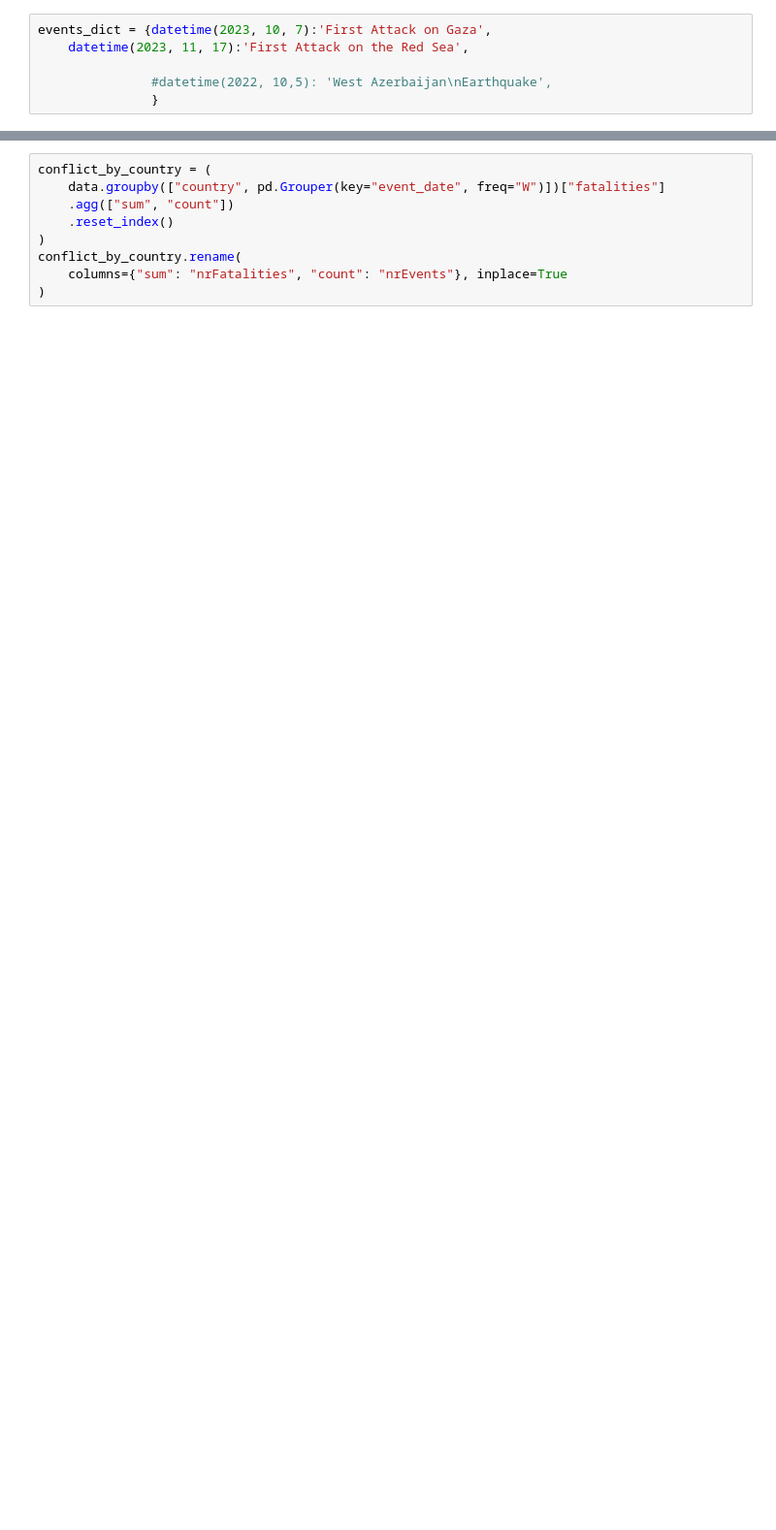
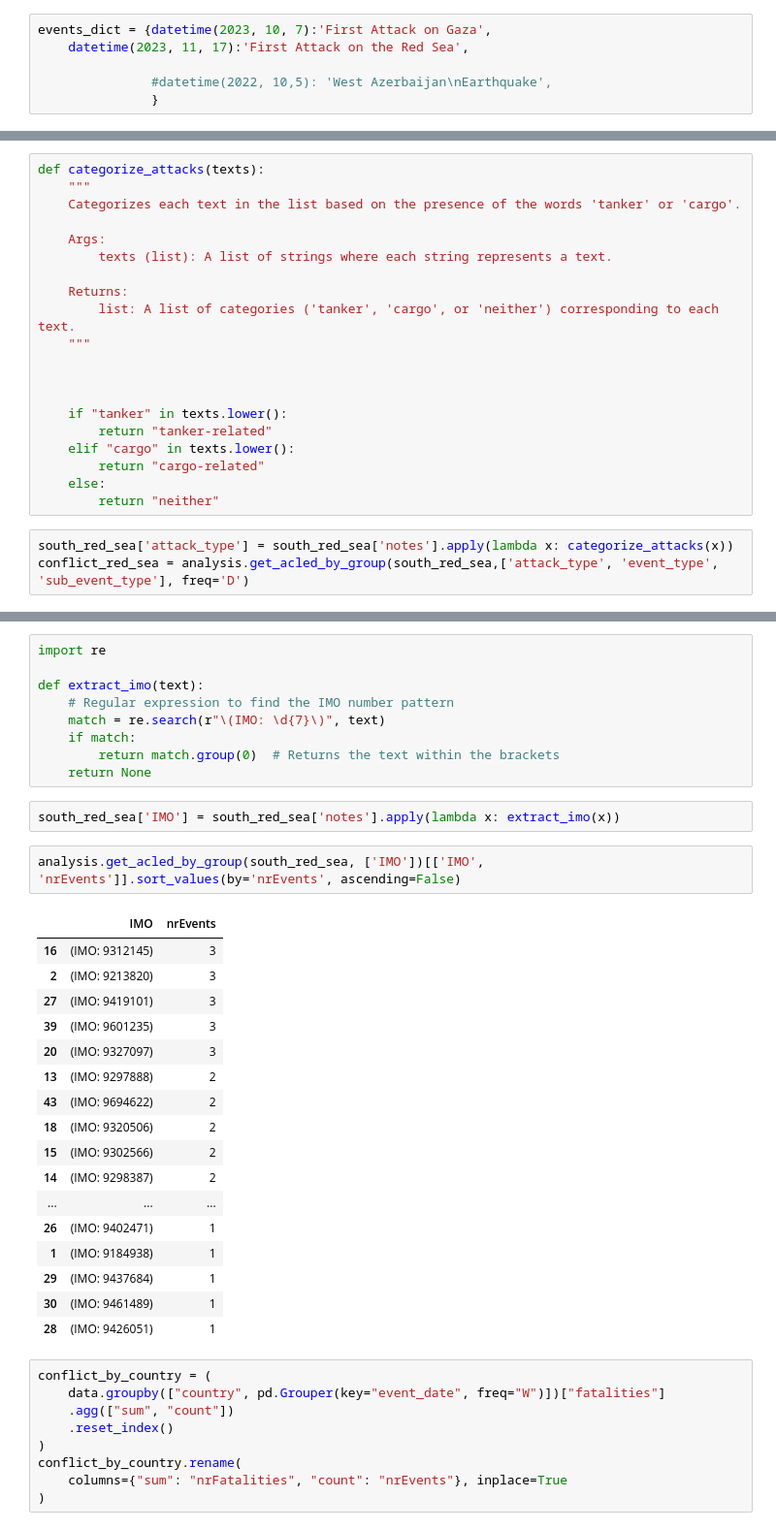
Before and after one commit to datapartnership/red-sea-monitoring, a Jupyter notebook: notebooks/conflict/acled.ipynb, the cells around one changed output, grey strips where cells are left out. Shown at 97% size. Drawn from its saved outputs; the diff is of its cells as text; blank space fills up the shorter version.

```diff
--- a/notebooks/conflict/acled.ipynb
+++ b/notebooks/conflict/acled.ipynb
@@ -358,0 +202,23 @@ gdf = convert_to_gdf(data)
+# %%
+def categorize_attacks(texts):
+    """
+    Categorizes each text in the list based on the presence of the words 'tanker' or 'cargo'.
+
+    Args:
+        texts (list): A list of strings where each string represents a text.
+
+    Returns:
+        list: A list of categories ('tanker', 'cargo', or 'neither') corresponding to each text.
+    """
+
+
+
+    if "tanker" in texts.lower():
+        return "tanker-related"
+    elif "cargo" in texts.lower():
+        return "cargo-related"
+    else:
+        return "neither"
+# %%
+south_red_sea['attack_type'] = south_red_sea['notes'].apply(lambda x: categorize_attacks(x))
+conflict_red_sea = analysis.get_acled_by_group(south_red_sea,['attack_type', 'event_type', 'sub_event_type'], freq='D')
@@ -359,3 +349,34 @@ gdf = convert_to_gdf(data)
+# %%
+import re
+
+def extract_imo(text):
+    # Regular expression to find the IMO number pattern
+    match = re.search(r"\(IMO: \d{7}\)", text)
+    if match:
+        return match.group(0)  # Returns the text within the brackets
+    return None
+# %%
+south_red_sea['IMO'] = south_red_sea['notes'].apply(lambda x: extract_imo(x))
+# %%
+analysis.get_acled_by_group(south_red_sea, ['IMO'])[['IMO', 'nrEvents']].sort_values(by='nrEvents', ascending=False)
+# %% [output]
+|  | IMO | nrEvents |
+| 16 | (IMO: 9312145) | 3 |
+| 2 | (IMO: 9213820) | 3 |
+| 27 | (IMO: 9419101) | 3 |
+| 39 | (IMO: 9601235) | 3 |
+| 20 | (IMO: 9327097) | 3 |
+| 13 | (IMO: 9297888) | 2 |
+| 43 | (IMO: 9694622) | 2 |
+| 18 | (IMO: 9320506) | 2 |
+| 15 | (IMO: 9302566) | 2 |
+| 14 | (IMO: 9298387) | 2 |
+| ... | ... | ... |
+| 26 | (IMO: 9402471) | 1 |
+| 1 | (IMO: 9184938) | 1 |
+| 29 | (IMO: 9437684) | 1 |
+| 30 | (IMO: 9461489) | 1 |
+| 28 | (IMO: 9426051) | 1 |
 # %%
 conflict_by_country = (
     data.groupby(["country", pd.Grouper(key="event_date", freq="W")])["fatalities"]
```
Also changed, not shown: parts of 42 cells of this notebook, 3 other files.
